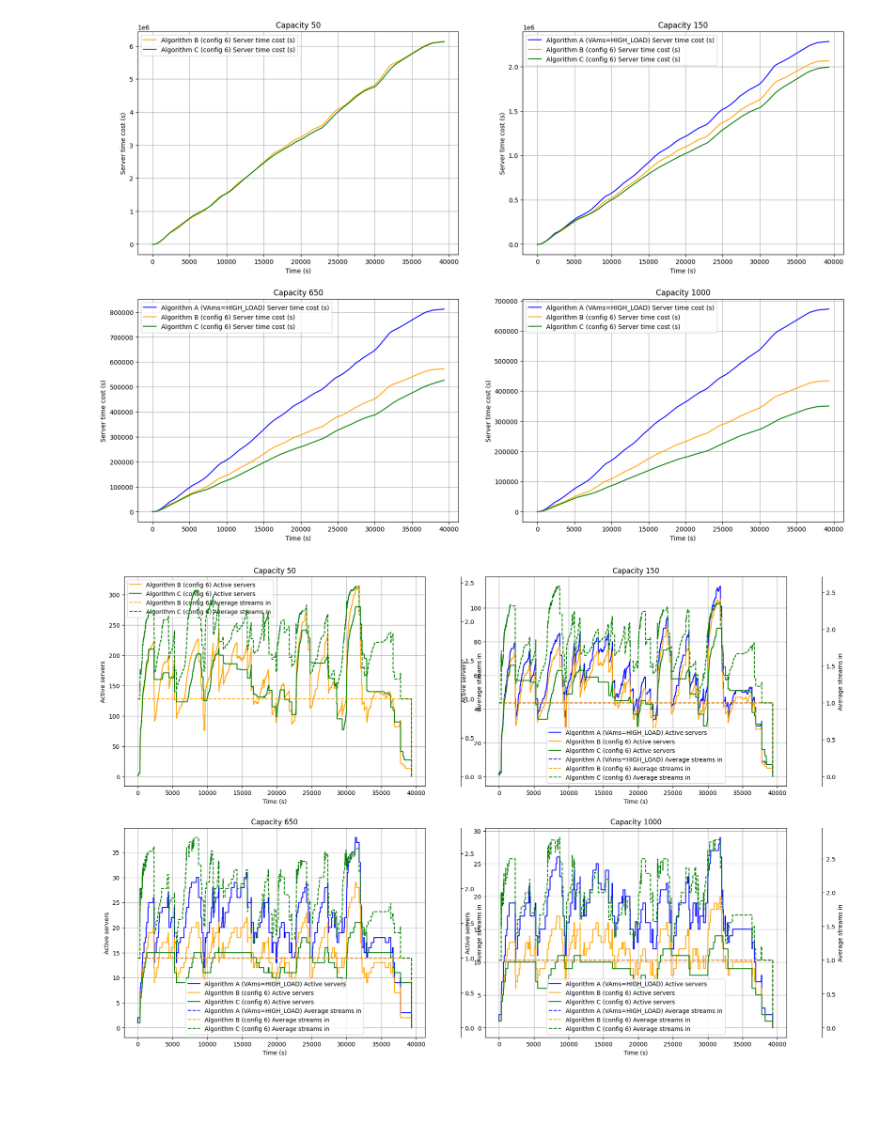
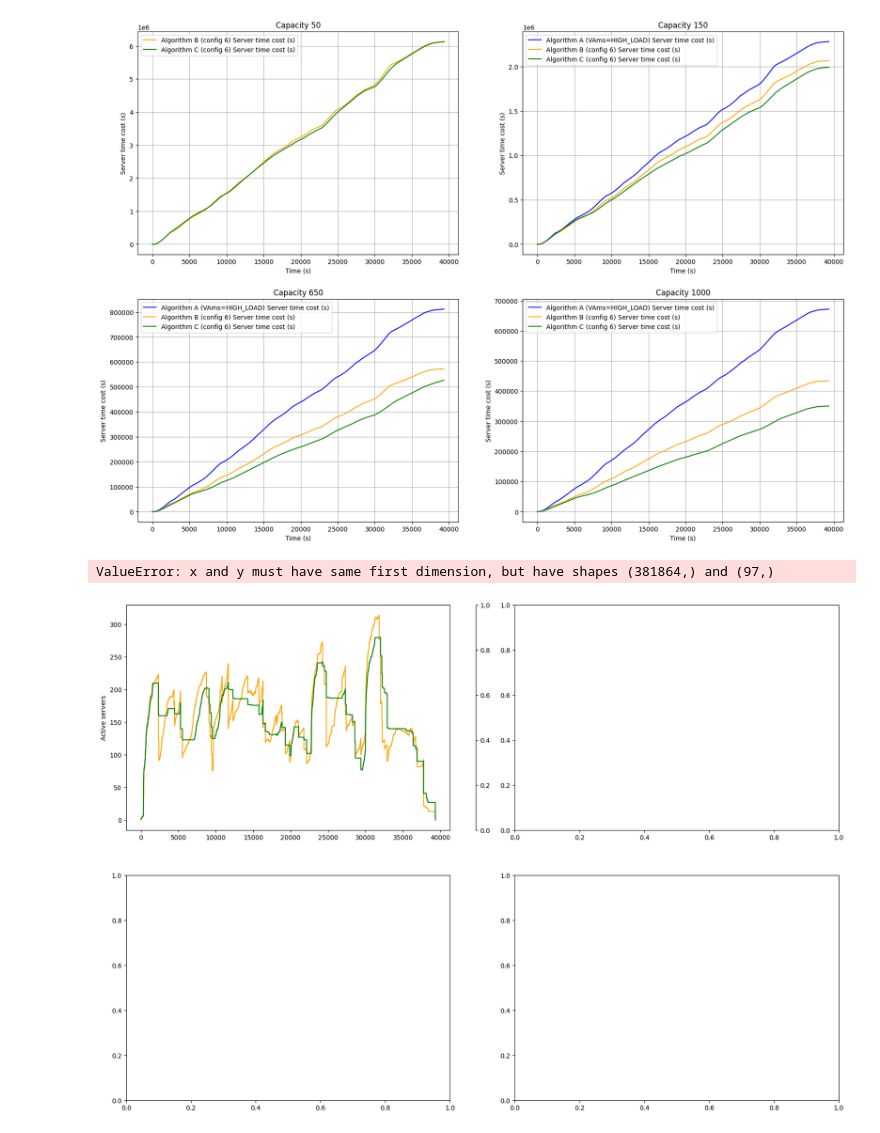
Before and after one commit to codeurjc/FacebookVideosLive18-Analysis, a Jupyter notebook: simulated.ipynb, the cells around one changed output. Saved outputs shown, nothing was run; the diff lists cells and outputs as text; code cells hidden in the pictures; blank space fills up the shorter version.

```diff
--- a/simulated.ipynb
+++ b/simulated.ipynb
@@ -79,12 +79,14 @@ for instance_file in csv_files:
             viewer_count_session[session]["viewer_count_array"].append(viewer_count_session[session]["viewer_count"])
             viewer_count_session[session]["timestamps"].append(row["timestamp"])
             viewer_count += 1
+            sessions.append(sessions[-1])
         elif row["instance_event"] == 3:
             session = '-'.join(row["id"].split("-")[:-1])
             viewer_count_session[session]["viewer_count"] -= 1
             viewer_count_session[session]["viewer_count_array"].append(viewer_count_session[session]["viewer_count"])
             viewer_count_session[session]["timestamps"].append(row["timestamp"])
             viewer_count -= 1
+            sessions.append(sessions[-1])
         viewer_count_array.append(viewer_count)
         timestamps.append(row["timestamp"])
     instance_progression[instance_capacity][instance_name]["viewer_count"] = viewer_count
@@ -201,6 +169,7 @@ plot_all()
 # %% [output]
 [figure]
 # %%
-plot_all("n_servers_current", "Active servers")
+plot_all(["n_servers_current", "sessions"], ["Active servers", "Active sessions"])
 # %% [output]
+ValueError: x and y must have same first dimension, but have shapes (381864,) and (97,)
-[figure, old version]
+[figure, new version]
```
Also changed, not shown: parts of 2 cells of this notebook.
